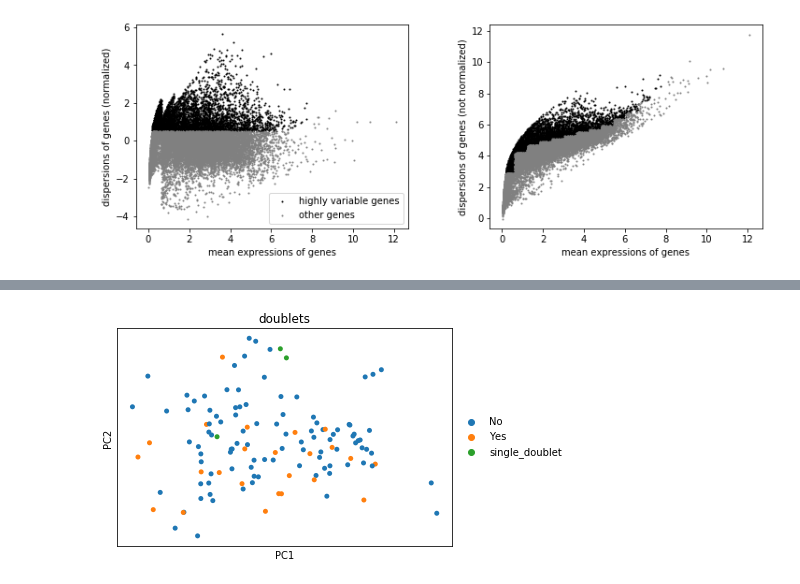
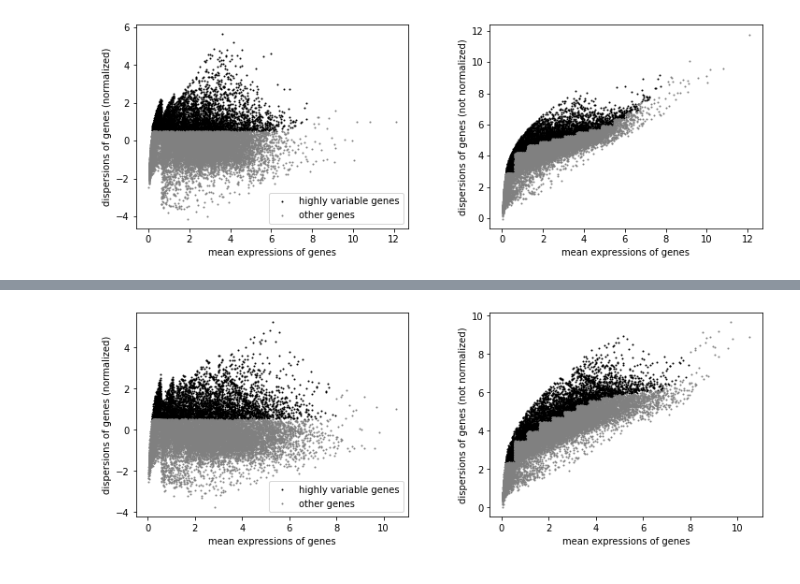
Before and after one commit to echosun77/echosun77-MCF7_hyperspectral_imaging_sequencing, a Jupyter notebook: NextSeq_pipeline/make_h5ad_QC.ipynb, the cells around one changed output, grey strips where cells are left out. Drawn from its saved outputs; the diff is of its cells as text; code cells hidden in the pictures.

Commit message:
Figures 1-3 batch 1&2

```diff
--- a/NextSeq_pipeline/make_h5ad_QC.ipynb
+++ b/NextSeq_pipeline/make_h5ad_QC.ipynb
@@ -117,0 +190,5 @@ sc.tl.pca(adata, svd_solver='arpack')
+# %%
+adata = sc.read_h5ad('/home/yike/phd/cancer_cells_img_seq/data/202306_NextSeq/202307_gene.h5ad')
+adata.var_names_make_unique()
+
+# adata = adata[:, adata.var_names[4:]]
@@ -117,0 +199,7 @@ sc.tl.pca(adata, svd_solver='arpack')
+# %%
+sc.pp.filter_cells(adata, min_genes=200)
+sc.pp.filter_genes(adata, min_cells=3)
+adata.var['mt'] = adata.var_names.str.startswith('MT-')  # annotate the group of mitochondrial genes as 'mt'
+sc.pp.calculate_qc_metrics(adata, qc_vars=['mt'], percent_top=None, log1p=False, inplace=True)
+sc.pl.violin(adata, ['n_genes_by_counts', 'total_counts', 'pct_counts_mt'],
+             jitter=0.4, multi_panel=True)
@@ -118,4 +219,4 @@ sc.tl.pca(adata, svd_solver='arpack')
 # %%
-sc.pl.pca(adata, color='doublets', s=100)
+sc.pl.highly_variable_genes(adata)
 # %% [output]
-[figure, old version]
+[figure, new version]
```
Also changed, not shown: parts of 18 cells of this notebook, 33 other files.
